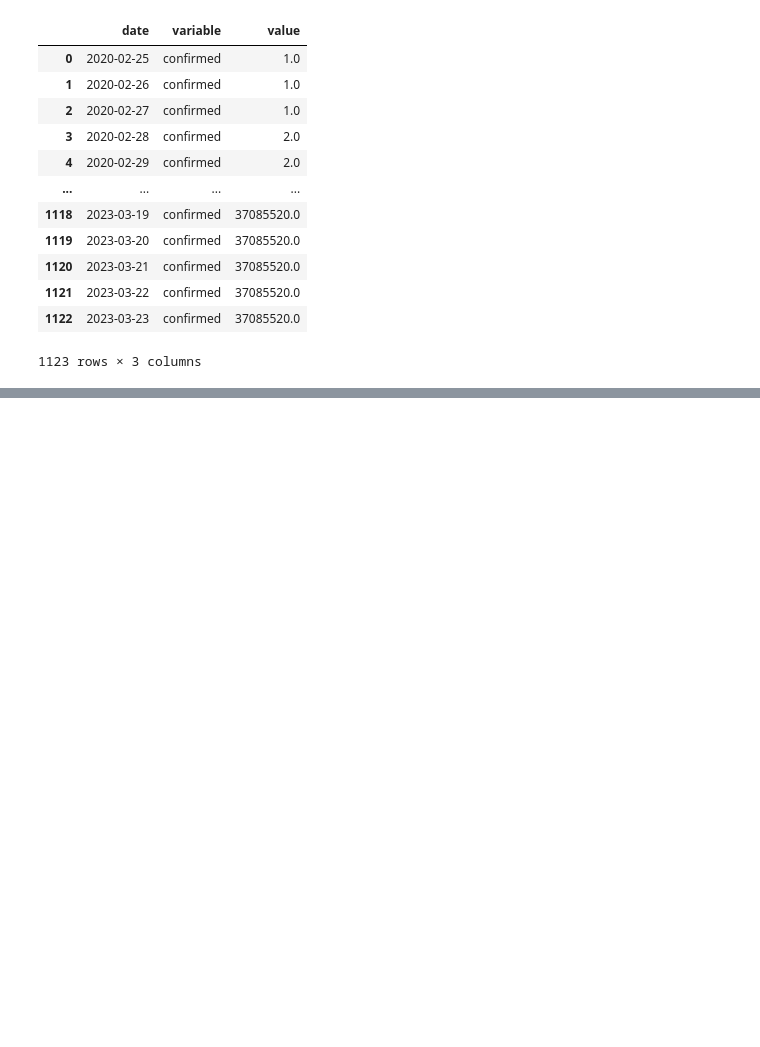
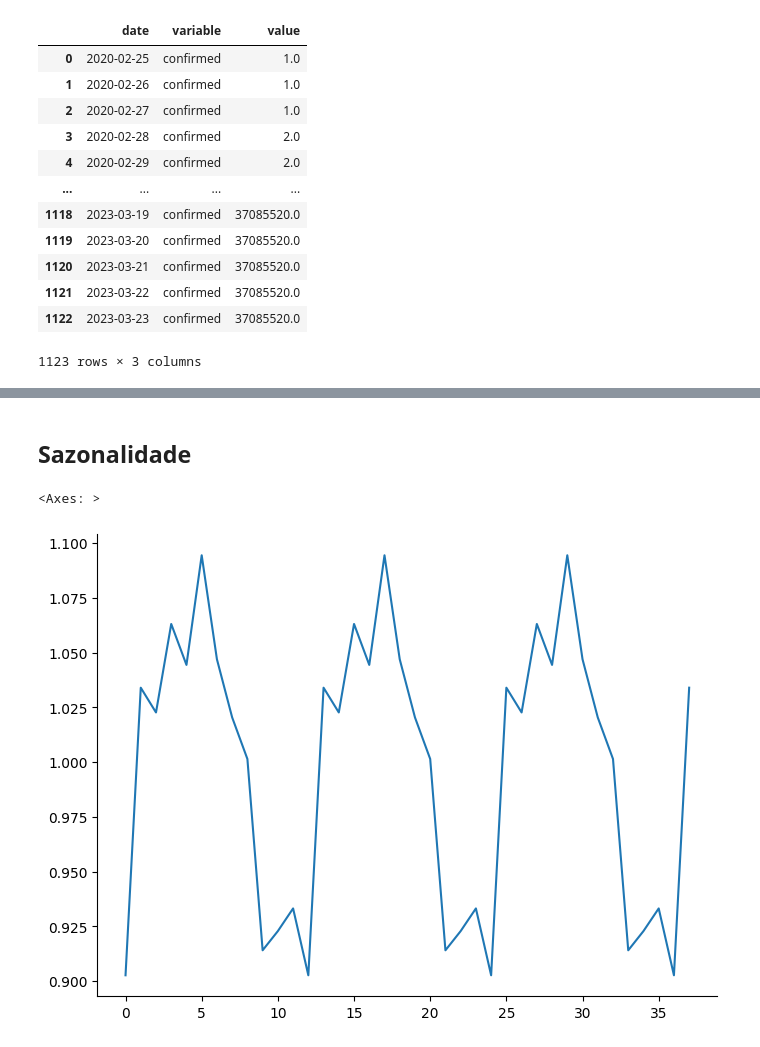
Before and after one commit to heitortanoue/time-series, a Jupyter notebook: python/streamlit/notebooks/test.ipynb, the cells around one changed output, grey strips where cells are left out. Cells and saved outputs as stored; diff of their text form; code cells hidden in the pictures; blank space fills up the shorter version.

```diff
--- a/python/streamlit/notebooks/test.ipynb
+++ b/python/streamlit/notebooks/test.ipynb
@@ -238,0 +279,7 @@ alt.Chart(data=br_confirmed.reset_index().melt(id_vars='date')).mark_line().enco
+# %% [markdown]
+## Sazonalidade
+# %%
+multiplicative_decomposition.seasonal.plot()
+# %% [output]
+<Axes: >
+[figure, added]
```
Also changed, not shown: parts of 19 cells of this notebook, 9 other files.
